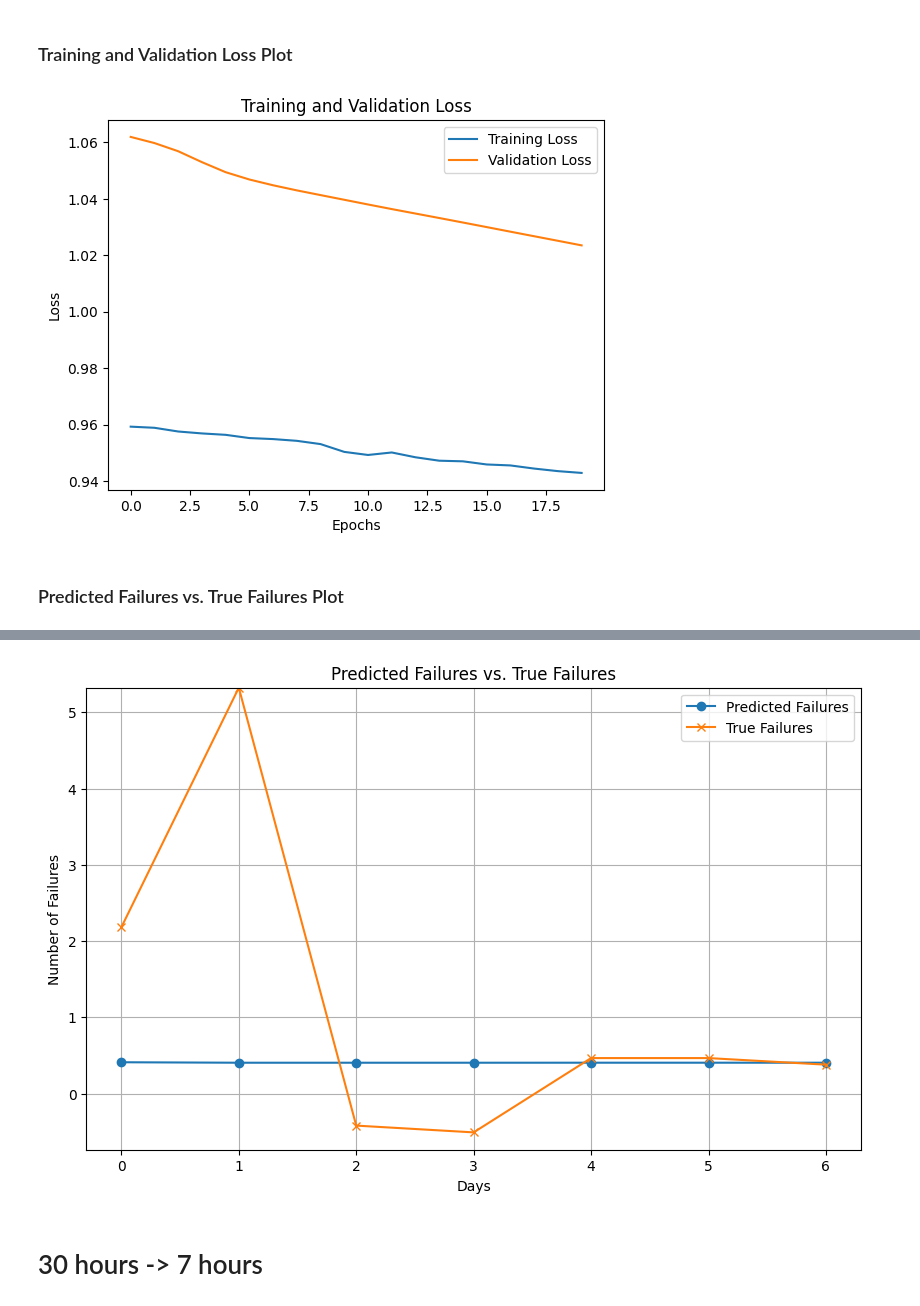
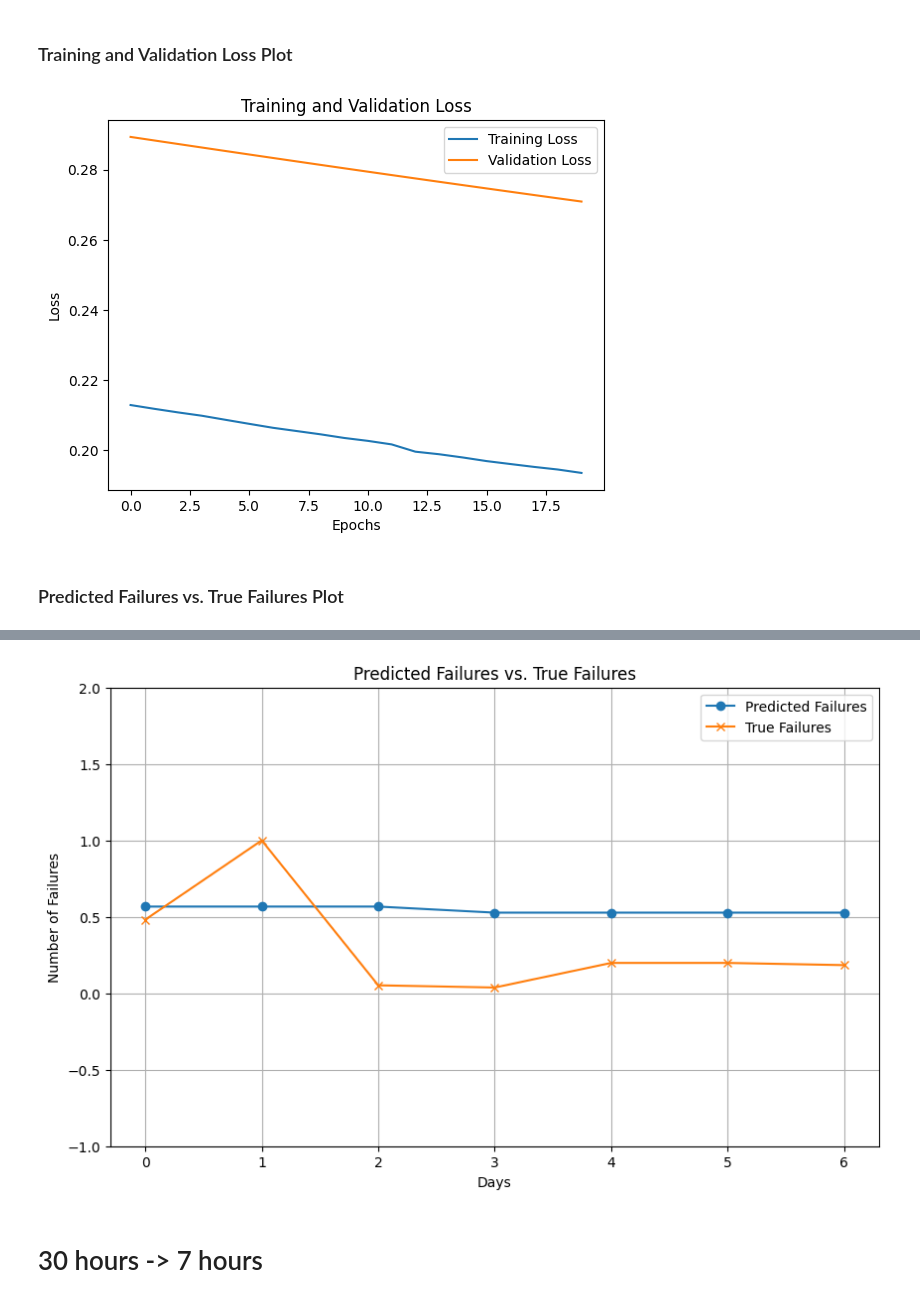
Before and after one commit to yyzangg/honours-programme-project, a Jupyter notebook: hybridModel.ipynb, the cells around one changed output, grey strips where cells are left out. Cells and saved outputs as stored; diff of their text form; code cells hidden in the pictures.

Commit message:
Plots not done yet

```diff
--- a/hybridModel.ipynb
+++ b/hybridModel.ipynb
@@ -58,14 +58,9 @@ def prepare_data(data, time_interval):
     data.set_index('timestamp', inplace=True)
     data_resampled = data.resample(time_interval).sum()
 
-    target_mean = data_resampled['target'].mean()
-    target_std = data_resampled['target'].std()
-    data_resampled['target'] = (data_resampled['target'] - target_mean) / target_std
-
     target_min = data_resampled['target'].min()
     target_max = data_resampled['target'].max()
-    print("Minimum value of target variable:", target_min)
-    print("Maximum value of target variable:", target_max)
+    data_resampled['target'] = (data_resampled['target'] - target_min) / (target_max - target_min)
 
     return data_resampled
 
@@ -152,13 +147,13 @@ y_train_day, y_test_hour = targets_day[:split_index_day], targets_day[split_inde
 
 # Build the LSTM model
 lstm_model_day = Sequential()
-lstm_model_day.add(LSTM(8, input_shape=(X_train_day.shape[1], X_train_day.shape[2])))
+lstm_model_day.add(LSTM(10, input_shape=(X_train_day.shape[1], X_train_day.shape[2])))
 lstm_model_day.add(Dense(1, activation='sigmoid'))
 optimizer = Adam(learning_rate=0.0005)
 lstm_model_day.compile(loss='mean_squared_error', optimizer=optimizer, metrics=['mean_squared_error'])
 
 # Train the model
-lstm_model_day.fit(X_train_day, y_train_day, epochs=10, batch_size=16, validation_split=0.15)
+lstm_model_day.fit(X_train_day, y_train_day, epochs=20, batch_size=32, validation_split=0.1)
 
 # Build the TCN model
 tcn_model_day = Sequential([
@@ -168,11 +163,11 @@ tcn_model_day = Sequential([
 tcn_model_day.compile(loss='mean_squared_error', optimizer='adam', metrics=['mean_squared_error'])
 
 # Train the model
-tcn_model_day.fit(X_train_day, y_train_day, epochs=20, batch_size=32, validation_split=0.1)
+tcn_model_day.fit(X_train_day, y_train_day, epochs=20, batch_size=32, validation_split=0.15)
 
 # Create the hybrid model
 hybrid_model_attention_day = create_attention_hybrid_model(lstm_model_day, tcn_model_day)
 
 # Train the hybrid model with both LSTM and TCN data
-history_day = hybrid_model_attention_day.fit([X_train_day, X_train_day], y_train_day, epochs=20, batch_size=32, validation_split=0.1)
+history_day = hybrid_model_attention_day.fit([X_train_day, X_train_day], y_train_day, epochs=20, batch_size=32, validation_split=0.15)
 # %% [output]
@@ -235,6 +230,6 @@ plt.title('Training and Validation Loss')
 plt.legend()
 plt.show()
 # %% [output]
-[figure, old version]
+[figure, new version]
 # %% [markdown]
 ### Predicted Failures vs. True Failures Plot
@@ -275,7 +267,7 @@ plt.xlabel('Days')
 plt.ylabel('Number of Failures')
 plt.title('Predicted Failures vs. True Failures')
 plt.legend()
-plt.ylim(target_min_day, target_max_day)
+plt.ylim(-1, 2)
 plt.grid(True)
 plt.show()
 # %% [output]
@@ -295,4 +287,4 @@ Mean Absolute Error for Predictions: 1.2249
-[figure, old version]
+[figure, new version]
 # %% [markdown]
 # 30 hours -> 7 hours
 # %%
```
Also changed, not shown: parts of 19 cells of this notebook, 2 other files.
